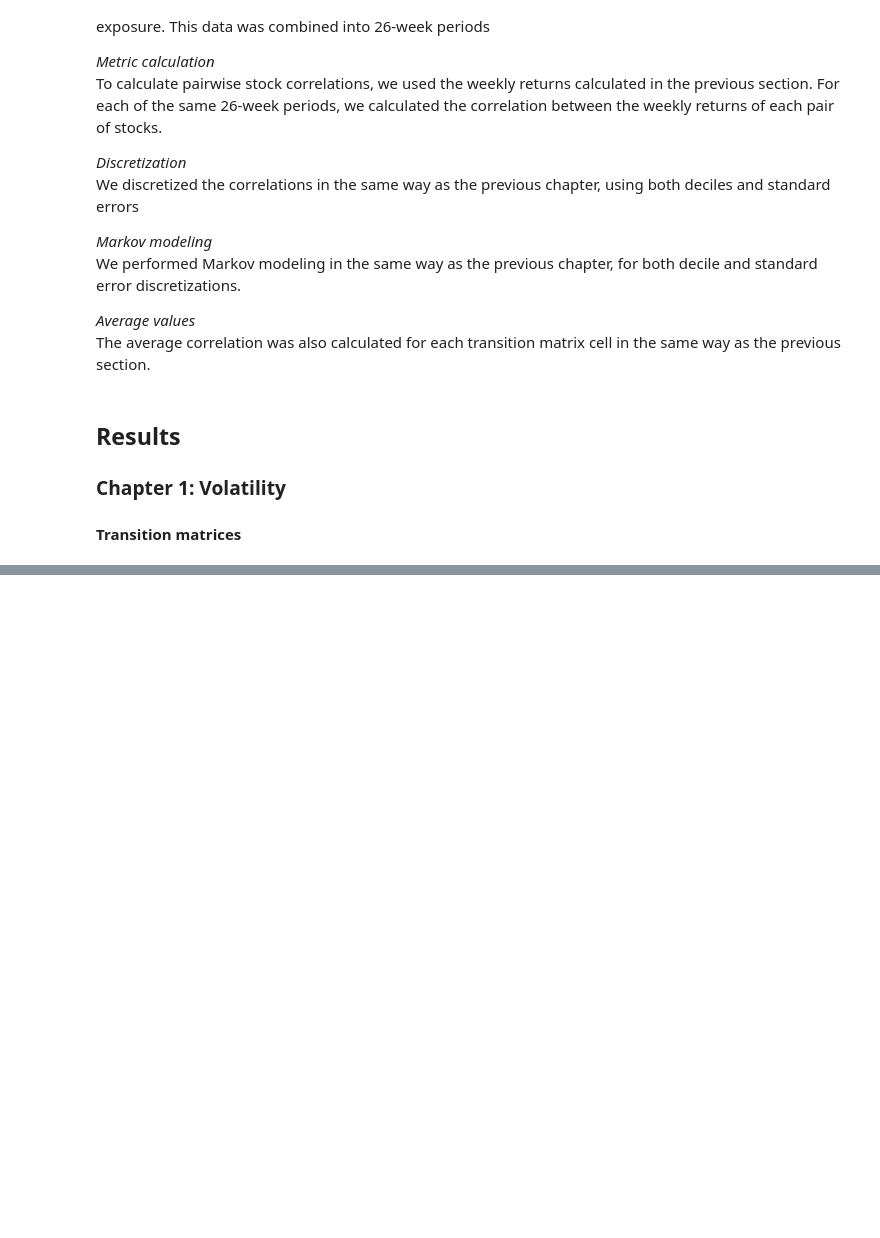
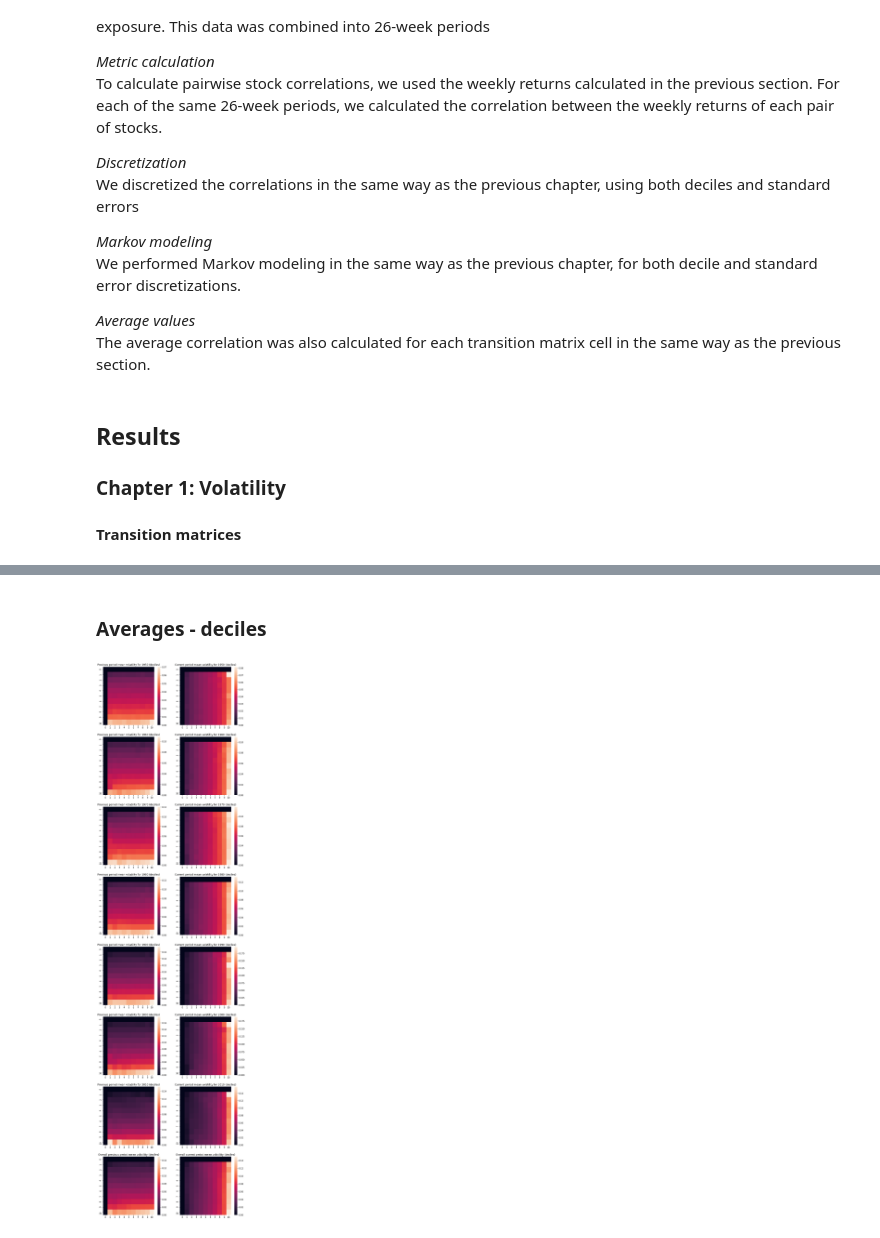
Before and after one commit to kaihvc/Risk_Project, a Jupyter notebook: Research Summary.ipynb, the cells around one changed output, grey strips where cells are left out. Saved outputs shown, nothing was run; the diff lists cells and outputs as text; code cells hidden in the pictures; blank space fills up the shorter version.

```diff
--- a/Research Summary.ipynb
+++ b/Research Summary.ipynb
@@ -83,0 +98,25 @@ plt.show()
+# %% [markdown]
+### Averages - deciles
+# %%
+# averages by decile
+fig, axes = plt.subplots(figsize=(12, 6*(n_decades + 1)), ncols=2, nrows=(n_decades + 1))
+for i in range(n_decades):
+    mat = np.load(f'wrds_results/ch1/prev_average_mat_deciles_{1950 + i * 10}.npy')
+    sns.heatmap(mat, ax=axes[i][0])
+    mat = np.load(f'wrds_results/ch1/post_average_mat_deciles_{1950 + i * 10}.npy')
+    sns.heatmap(mat, ax=axes[i][1])
+
+    axes[i][0].set_title(f'Previous period mean volatility for {1950 + i * 10} (deciles)')
+    axes[i][1].set_title(f'Current period mean volatility for {1950 + i * 10} (deciles)')
+
+mat = np.load(f'wrds_results/ch1/prev_average_mat_deciles_overall.npy')
+sns.heatmap(mat, ax=axes[-1][0])
+mat = np.load(f'wrds_results/ch1/post_average_mat_deciles_overall.npy')
+sns.heatmap(mat, ax=axes[-1][1])
+
+axes[-1][0].set_title(f'Overall previous period mean volatility (deciles)')
+axes[-1][1].set_title(f'Overall current period mean volatility (deciles)')
+
+plt.show()
+# %% [output]
+[figure, added]
```
Also changed, not shown: parts of 15 cells of this notebook, 1 other file.
